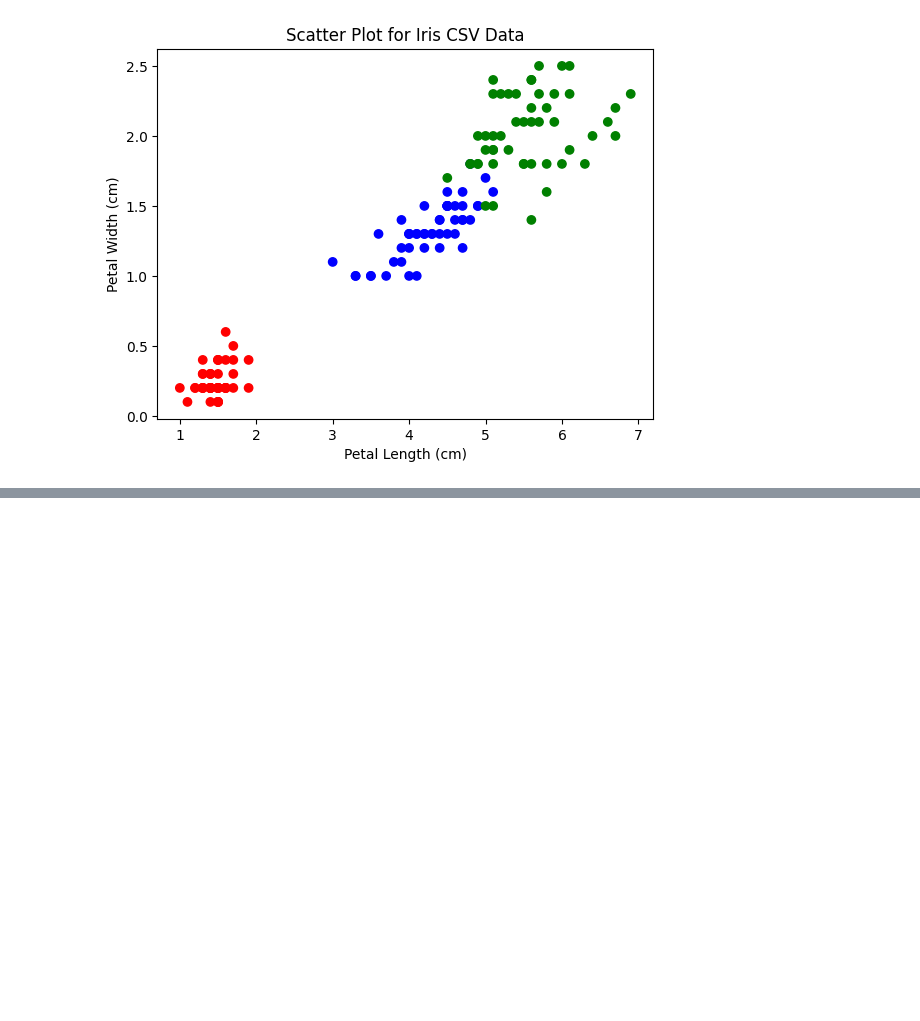
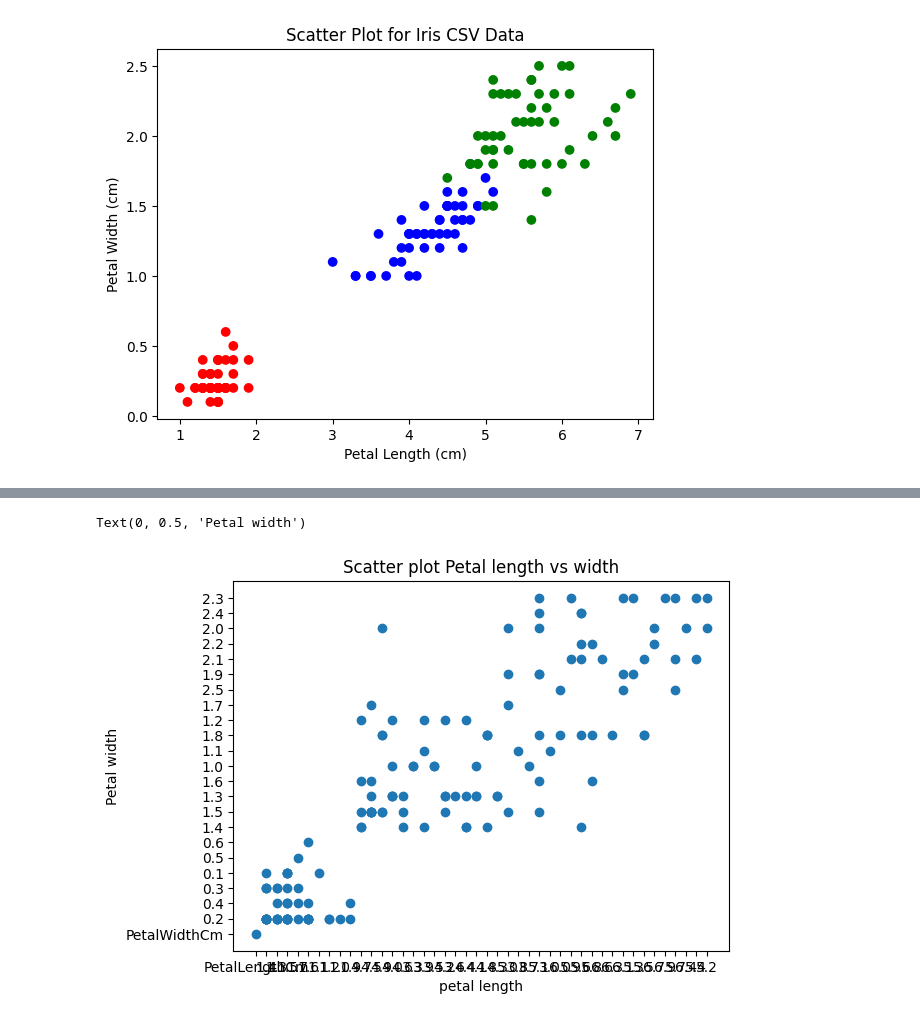
Before and after one commit to harish-git63/Demo1, a Jupyter notebook: HARISH_AIML_LAB_1_.ipynb, the cells around one changed output, grey strips where cells are left out. Saved outputs shown, nothing was run; the diff lists cells and outputs as text; code cells hidden in the pictures; blank space fills up the shorter version.

```diff
--- a/HARISH_AIML_LAB_1_.ipynb
+++ b/HARISH_AIML_LAB_1_.ipynb
@@ -1865,3 +1899,10 @@ plt.title('Scatter Plot for Iris CSV Data')
 plt.show()
 # %% [output]
 [figure]
+# %%
+import pandas as pd
+iris = pd.read_csv('/content/Iris.csv')
+iris = iris.drop(columns=['Id'])
+iris.rename(columns={'SepalLengthCm': 'sepal_length', 'SepalWidthCm': 'sepal_width', 'PetalLengthCm': 'petal_length', 'PetalWidthCm': 'petal_width', 'Species': 'class'}, inplace=True)
+iris.tail()
+iris.describe()
@@ -1867,0 +1919,11 @@ plt.show()
+# %%
+import matplotlib.pyplot as plt
+x=iris['petal_length']
+y=iris['petal_width']
+plt.scatter(x,y)
+plt.title("Scatter plot Petal length vs width")
+plt.xlabel("petal length")
+plt.ylabel("Petal width")
+# %% [output]
+Text(0, 0.5, 'Petal width')
+[figure, added]
```
Also changed, not shown: parts of 28 cells of this notebook.
